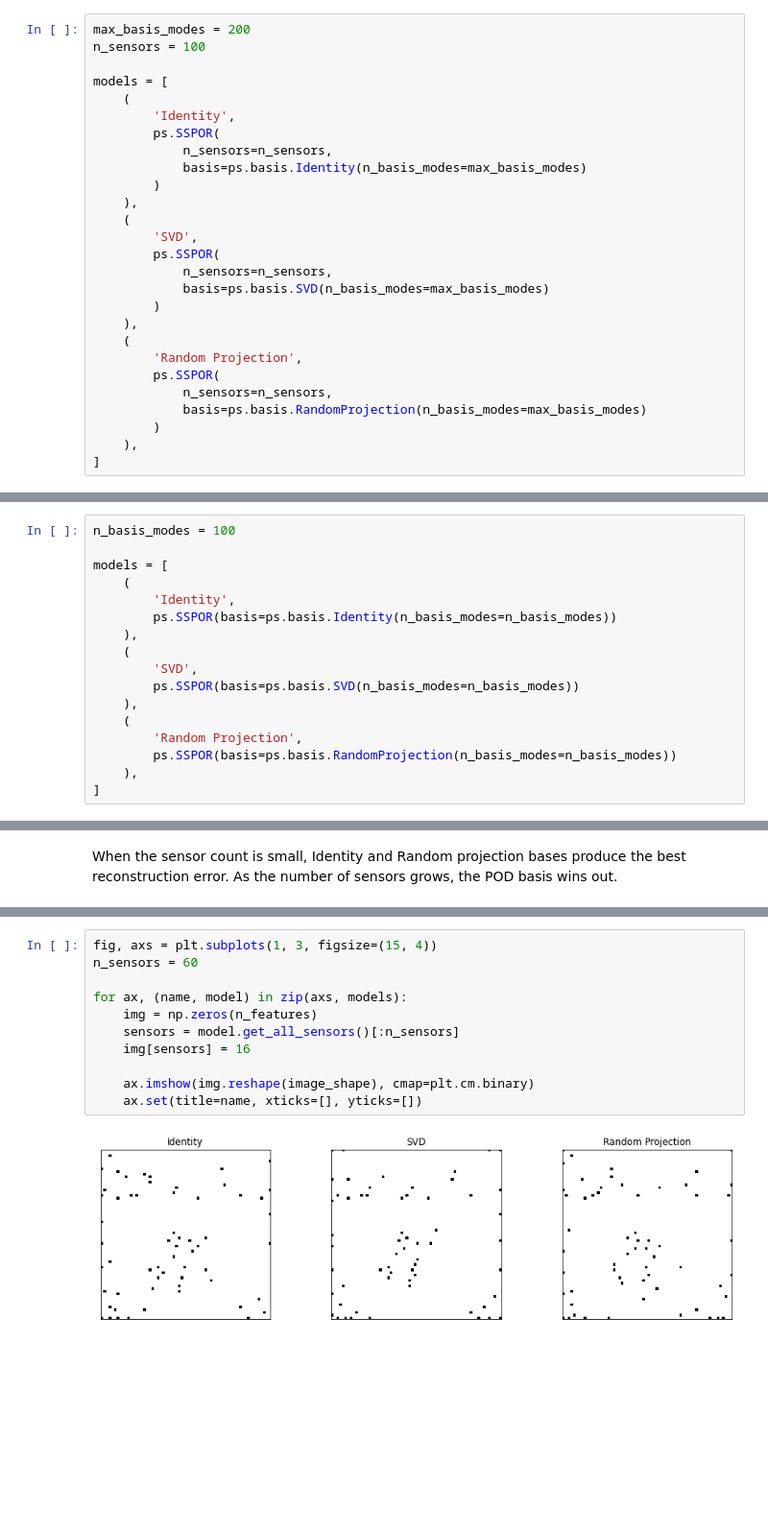
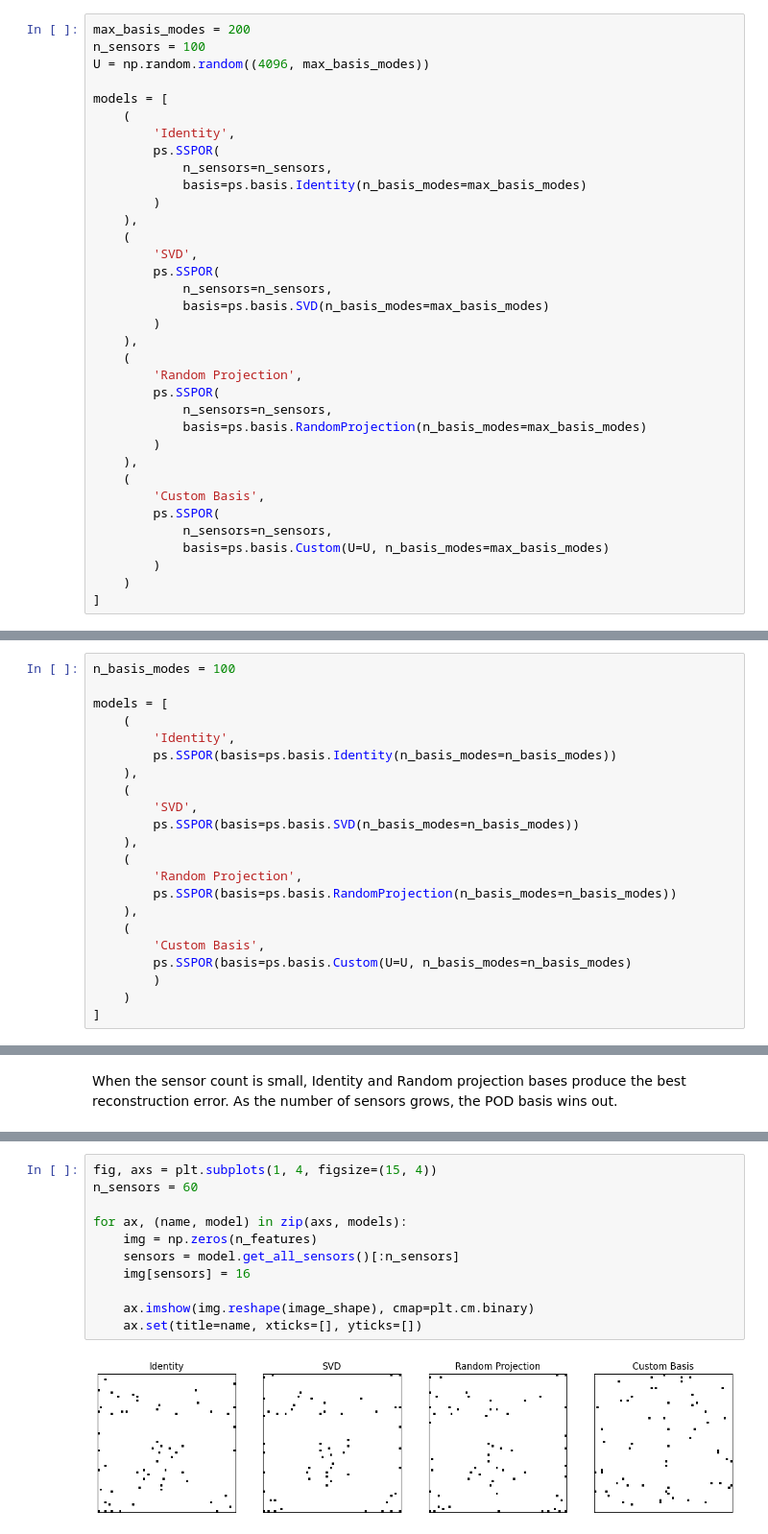
Before and after one commit to dynamicslab/pysensors, a Jupyter notebook: examples/basis_comparison.ipynb, the cells around one changed output, grey strips where cells are left out. Shown at 96% size. Saved outputs shown, nothing was run; the diff lists cells and outputs as text; blank space fills up the shorter version.

Commit message:
CLN: update example notebook formatting, add custom basis to basis comparison

```diff
--- a/examples/basis_comparison.ipynb
+++ b/examples/basis_comparison.ipynb
@@ -67,6 +67,7 @@ First we'll fix the number of sensors at 100 and see how the number of basis mod
 # %%
 max_basis_modes = 200
 n_sensors = 100
+U = np.random.random((4096, max_basis_modes))
 
 models = [
     (
@@ -90,4 +91,11 @@ models = [
             basis=ps.basis.RandomProjection(n_basis_modes=max_basis_modes)
         )
     ),
+    (
+        'Custom Basis',
+        ps.SSPOR(
+            n_sensors=n_sensors,
+            basis=ps.basis.Custom(U=U, n_basis_modes=max_basis_modes)
+        )
+    )
 ]
@@ -147,6 +158,11 @@ models = [
         'Random Projection',
         ps.SSPOR(basis=ps.basis.RandomProjection(n_basis_modes=n_basis_modes))
     ),
+    (
+        'Custom Basis',
+        ps.SSPOR(basis=ps.basis.Custom(U=U, n_basis_modes=n_basis_modes)
+        )
+    )
 ]
 # %%
 fig, ax = plt.subplots(1, 1, figsize=(8, 4))
@@ -180,14 +197,14 @@ Let's compare the sensor locations for the three bases.
 # %%
-fig, axs = plt.subplots(1, 3, figsize=(15, 4))
+fig, axs = plt.subplots(1, 4, figsize=(15, 4))
 n_sensors = 60
 
 for ax, (name, model) in zip(axs, models):
     img = np.zeros(n_features)
     sensors = model.get_all_sensors()[:n_sensors]
     img[sensors] = 16
 
     ax.imshow(img.reshape(image_shape), cmap=plt.cm.binary)
     ax.set(title=name, xticks=[], yticks=[])
 # %% [output]
-[figure, old version]
+[figure, new version]
 # %% [markdown]
```
Also changed, not shown: parts of 6 cells of this notebook, 5 other files.
